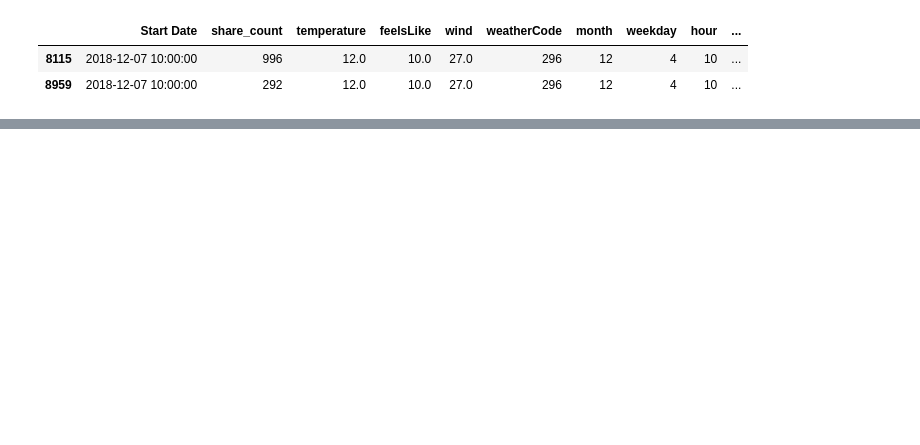
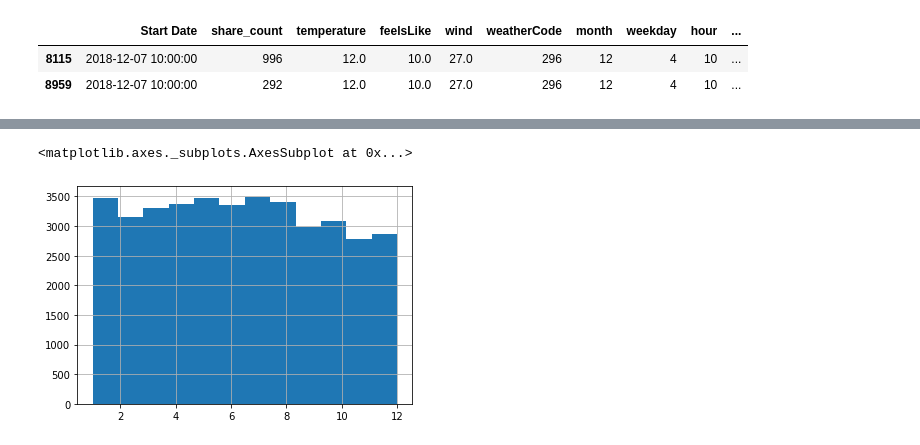
Before and after one commit to Krismix1/data-science-mandatory-2, a Jupyter notebook: model.ipynb, the cells around one changed output, grey strips where cells are left out. Saved outputs shown, nothing was run; the diff lists cells and outputs as text; code cells hidden in the pictures; blank space fills up the shorter version.

```diff
--- a/model.ipynb
+++ b/model.ipynb
@@ -149,0 +186,5 @@ bike_share_df[bike_share_df['Start Date'] == '2018-12-07 10:00:00']
+# %%
+bike_share_df['month'].hist(bins=12)
+# %% [output]
+<matplotlib.axes._subplots.AxesSubplot at 0x...>
+[figure, added]
```
Also changed, not shown: parts of 19 cells of this notebook, 5 other files.
